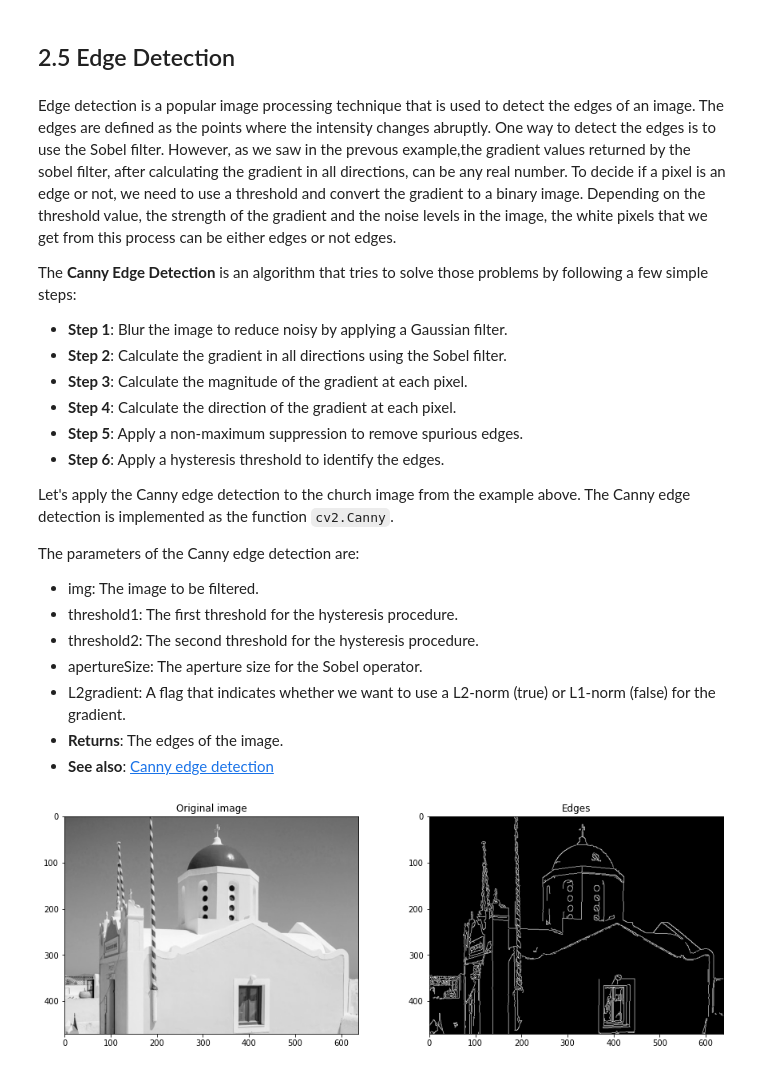
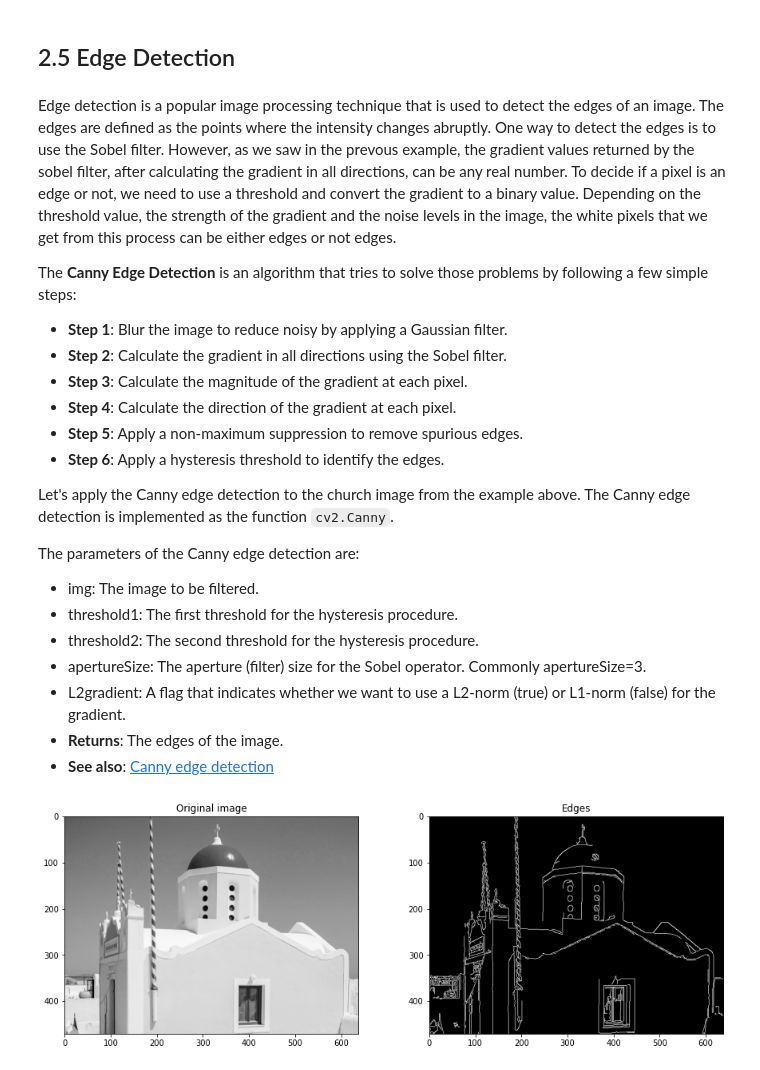
Before and after one commit to team-vmetsis/block8, a Jupyter notebook: 02.2-image_transformations_and_filters-part2.ipynb, the cells around one changed output. Cells and saved outputs as stored; diff of their text form; code cells hidden in the pictures.

```diff
--- a/02.2-image_transformations_and_filters-part2.ipynb
+++ b/02.2-image_transformations_and_filters-part2.ipynb
@@ -158,7 +158,7 @@ plt.show()
 # %% [markdown]
 ## 2.5 Edge Detection
 # %% [markdown]
-Edge detection is a popular image processing technique that is used to detect the edges of an image. The edges are defined as the points where the intensity changes abruptly. One way to detect the edges is to use the Sobel filter. However, as we saw in the prevous example,the gradient values returned by the sobel filter, after calculating the gradient in all directions, can be any real number. To decide if a pixel is an edge or not, we need to use a threshold and convert the gradient to a binary image. Depending on the threshold value, the strength of the gradient and the noise levels in the image, the white pixels that we get from this process can be either edges or not edges.
+Edge detection is a popular image processing technique that is used to detect the edges of an image. The edges are defined as the points where the intensity changes abruptly. One way to detect the edges is to use the Sobel filter. However, as we saw in the prevous example, the gradient values returned by the sobel filter, after calculating the gradient in all directions, can be any real number. To decide if a pixel is an edge or not, we need to use a threshold and convert the gradient to a binary value. Depending on the threshold value, the strength of the gradient and the noise levels in the image, the white pixels that we get from this process can be either edges or not edges.
 
 The **Canny Edge Detection** is an algorithm that tries to solve those problems by following a few simple steps:
 - **Step 1**: Blur the image to reduce noisy by applying a Gaussian filter.
@@ -174,21 +174,21 @@ The parameters of the Canny edge detection are:
 - img: The image to be filtered.
 - threshold1: The first threshold for the hysteresis procedure.
 - threshold2: The second threshold for the hysteresis procedure.
-- apertureSize: The aperture size for the Sobel operator.
+- apertureSize: The aperture (filter) size for the Sobel operator. Commonly apertureSize=3.
 - L2gradient: A flag that indicates whether we want to use a L2-norm (true) or L1-norm (false) for the gradient.
 - **Returns**: The edges of the image.
 - **See also**: [Canny edge detection](https://docs.opencv.org/4.x/dd/d1a/group__imgproc__feature.html#ga04723e007ed888ddf11d9ba04e2232de)
 # %%
 img = cv.imread('data/church.jpg', cv.IMREAD_GRAYSCALE)
 
-edges = cv.Canny(img, threshold1=30, threshold2=200)    # Canny edge detection
+edges = cv.Canny(img, threshold1=30, threshold2=200, apertureSize=3, L2gradient=True)    # Canny edge detection
 
 # Show original image and edges
 plt.figure(figsize=(15, 5))
 plt.subplot(121)
 plt.imshow(img, cmap='gray'), plt.title('Original image')
 plt.subplot(122)
 plt.imshow(edges, cmap='gray'), plt.title('Edges')
 plt.show()
 # %% [output]
-[figure, old version]
+[figure, new version]
```
Also changed, not shown: parts of 4 cells of this notebook, 1 other file.
